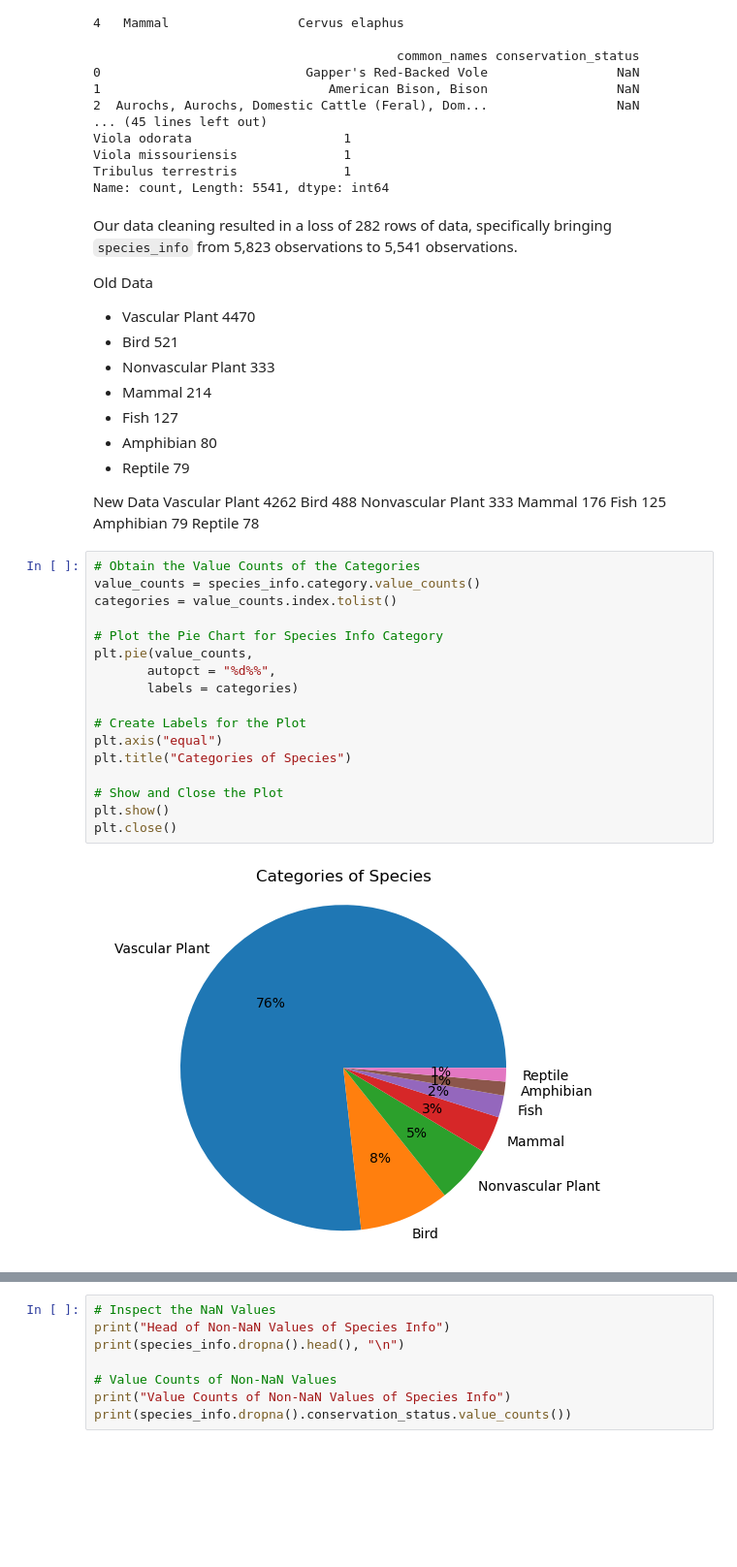
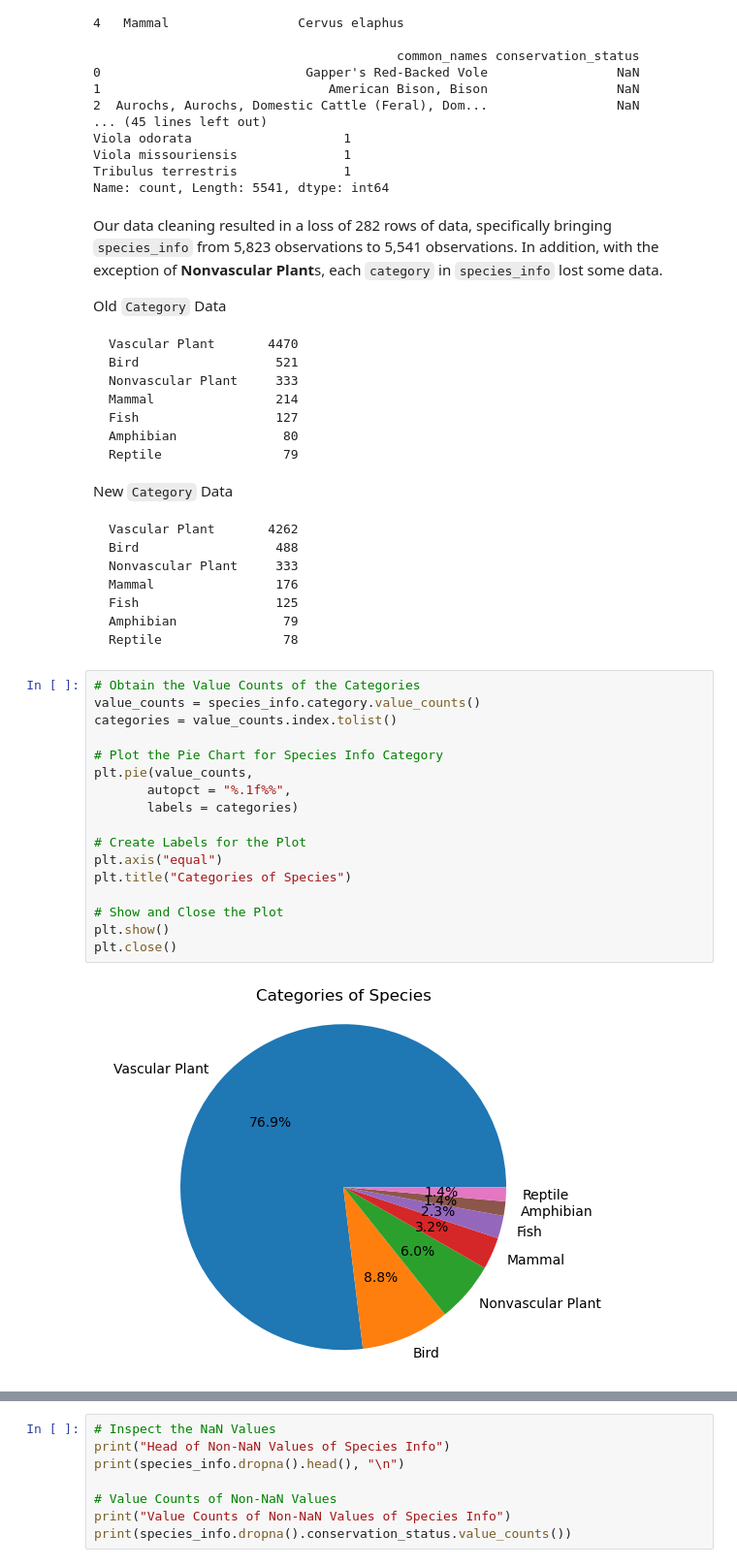
Before and after one commit to thejjserg/biodiversity, a Jupyter notebook: biodiversity_starter/biodiversity.ipynb, the cells around one changed output, grey strips where cells are left out. Shown: that part at 97% size. Drawn from its saved outputs; the diff is of its cells as text; blank space fills up the shorter version.

Commit message:
Clean up after removing duplicates

````diff
--- a/biodiversity_starter/biodiversity.ipynb
+++ b/biodiversity_starter/biodiversity.ipynb
@@ -191,18 +191,21 @@ Viola missouriensis              1
 Tribulus terrestris              1
 Name: count, Length: 5541, dtype: int64
 # %% [markdown]
-Our data cleaning resulted in a loss of 282 rows of data, specifically bringing `species_info` from 5,823 observations to 5,541 observations.
+Our data cleaning resulted in a loss of 282 rows of data, specifically bringing `species_info` from 5,823 observations to 5,541 observations. In addition, with the exception of **Nonvascular Plant**s, each `category` in `species_info` lost some data.
 
-Old Data
-- Vascular Plant       4470
-- Bird                  521
-- Nonvascular Plant     333
-- Mammal                214
-- Fish                  127
-- Amphibian              80
-- Reptile                79
+Old `Category` Data
+```
+Vascular Plant       4470
+Bird                  521
+Nonvascular Plant     333
+Mammal                214
+Fish                  127
+Amphibian              80
+Reptile                79
+```
 
-New Data
+New `Category` Data
+```
 Vascular Plant       4262
 Bird                  488
 Nonvascular Plant     333
@@ -210,23 +213,24 @@ Mammal                176
 Fish                  125
 Amphibian              79
 Reptile                78
+```
 # %%
 # Obtain the Value Counts of the Categories
 value_counts = species_info.category.value_counts()
 categories = value_counts.index.tolist()
 
 # Plot the Pie Chart for Species Info Category
 plt.pie(value_counts,
-       autopct = "%d%%",
+       autopct = "%.1f%%",
        labels = categories)
 
 # Create Labels for the Plot
 plt.axis("equal")
 plt.title("Categories of Species")
 
 # Show and Close the Plot
 plt.show()
 plt.close()
 # %% [output]
-[figure, old version]
+[figure, new version]
 # %% [markdown]
````
Also changed, not shown: parts of 2 cells of this notebook.
